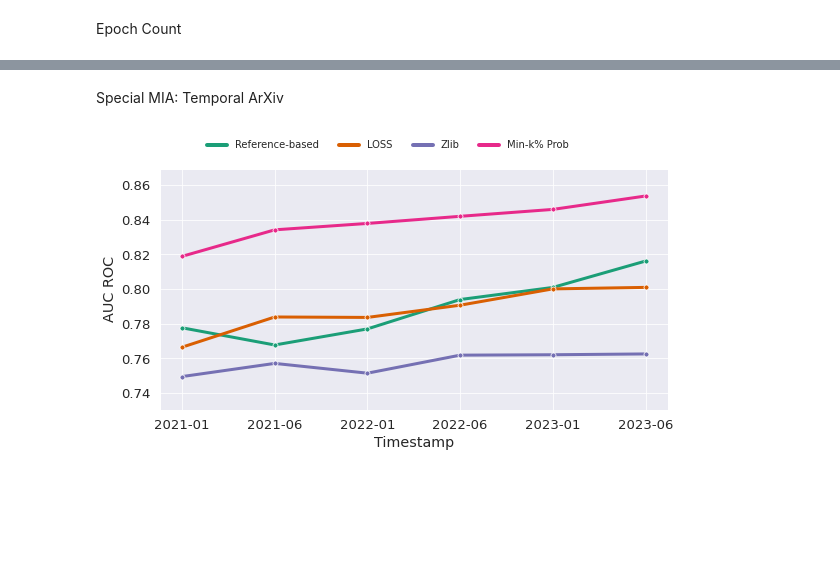
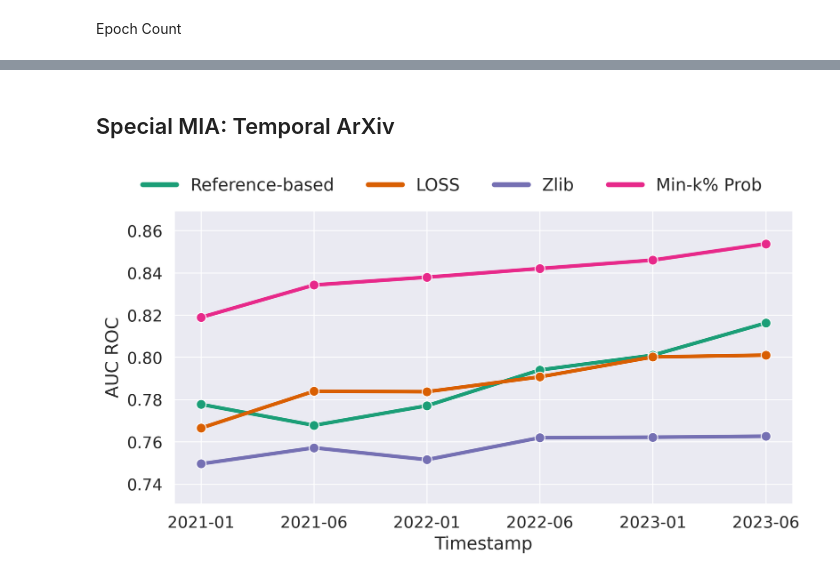
Before and after one commit to iamgroot42/mimir, a Jupyter notebook: local/figures_for_paper.ipynb, the cells around one changed output, grey strips where cells are left out. Cells and saved outputs as stored; diff of their text form; code cells hidden in the pictures; blank space fills up the shorter version.

Commit message:
Minor edits to figures NB

```diff
--- a/local/figures_for_paper.ipynb
+++ b/local/figures_for_paper.ipynb
@@ -532,26 +519,13 @@ Training Data Size
 # %%
 from collections import defaultdict
 # Pythia deduped data size exp
-MODEL_SIZE_COLOR_MAPPING = {
-    '1.4b': '#1b9e77',
-    '2.8b': '#d95f02',
-    '6.9b': '#7570b3',
-    '12b': '#e7298a'
-}
-
-ATTACK_MAP = {
-    'ref-gpt2': 'Reference-based',
-    'loss': 'LOSS',
-    'zlib': 'Zlib',
-    'min_k': 'Min-k% Prob'
-}
 
 datasizes = [
     1000, 5000, 10000, 15000, 20000, 25000, 30000, 35000, 40000, 45000, 50000,
     55000, 60000, 65000, 70000, 75000, 80000, 85000, 90000, 95000, 99000]
 
 # Collect results for graphing
-results_file = '/gscratch/h2lab/micdun/mimir/local/mia_unified_mia_v5_linear_tds_recency_hyp_results.json'# '/gscratch/h2lab/micdun/mimir/local/mia_unified_mia_v5_linear_tds_hyp_results.json'
+results_file = './mia_unified_mia_v5_linear_tds_recency_hyp_results.json'# '/gscratch/h2lab/micdun/mimir/local/mia_unified_mia_v5_linear_tds_hyp_results.json'
 with open(results_file, 'r') as f:
     results = json.load(f)
 
@@ -572,7 +546,7 @@ for ckpt, results_per_model_size in results.items():
 # print(len(organized_results['ref-gpt2']['1.4b']))
 
 sns.set(style="darkgrid")
-sns.set_context("paper", font_scale = 1.5, rc={'lines.markersize': 5, 'lines.linewidth': 3, 'axes.linewidth': 3})
+sns.set_context("paper", font_scale = 1.5, rc={'lines.markersize': 8, 'lines.linewidth': 3, 'axes.linewidth': 3})
 
 # Create a figure and axis
 fig, axs = plt.subplots(2, 2, figsize=(16,8),gridspec_kw={'wspace':0.05,'hspace':0.05},layout='constrained')
@@ -599,7 +573,8 @@ for k, v in MODEL_SIZE_COLOR_MAPPING.items():
 # Legend plot
 plt.figlegend(legend_lines, legend_names,
               loc='upper center', bbox_to_anchor=(0.5, 1.05),
-              borderaxespad=0, ncol=4, fontsize=12,facecolor='white', frameon=False)
+              borderaxespad=0, ncol=4, fontsize=18,
+              facecolor='white', frameon=False)
 
 # # Legend plot
 # plt.figlegend(legend_lines, legend_names,
@@ -613,26 +586,13 @@ fig.savefig(f'data_recency.png', bbox_inches='tight')
 # %% [markdown]
-Special MIA: Temporal ArXiv
+## Special MIA: Temporal ArXiv
 # %%
 from collections import defaultdict
 # Pythia deduped data size exp
-ATTACK_COLOR_MAPPING = {
-    'ref-gpt2': '#1b9e77',
-    'loss': '#d95f02',
-    'zlib': '#7570b3',
-    'min_k': '#e7298a'
-}
-
-ATTACK_MAP = {
-    'ref-gpt2': 'Reference-based',
-    'loss': 'LOSS',
-    'zlib': 'Zlib',
-    'min_k': 'Min-k% Prob'
-}
 
 dates = ['2021-01', '2021-06', '2022-01', '2022-06', '2023-01', '2023-06']
 
 # Collect results for graphing
-results_file = '/gscratch/h2lab/micdun/mimir/local/mia_unified_mia_v5_temporal_arxiv_results.json'
+results_file = './mia_unified_mia_v5_temporal_arxiv_results.json'
 with open(results_file, 'r') as f:
     results = json.load(f)
 
@@ -650,40 +610,41 @@ for ts, results in results.items():
 # print(organized_results)
 
 sns.set(style="darkgrid")
-sns.set_context("paper", font_scale = 1.5, rc={'lines.markersize': 5, 'lines.linewidth': 3, 'axes.linewidth': 3})
+sns.set_context("paper", font_scale = 1.5, rc={'lines.markersize': 8, 'lines.linewidth': 3, 'axes.linewidth': 3})
 
 # Create a figure and axis
 fig, axs = plt.subplots(1, 1, figsize=(8,4),gridspec_kw={'wspace':0.05,'hspace':0.05},layout='constrained')
 
 for i, (attack, results) in enumerate(organized_results.items()):
     performance = [results[d] for d in dates]
     sns.lineplot(ax=axs, x=dates, y=performance, color=ATTACK_COLOR_MAPPING[attack], marker='o')
 
     axs.set_ylim((0.73, 0.87))
     axs.yaxis.set_major_formatter(FormatStrFormatter('%.2f'))
 
 axs.set_xlabel('Timestamp')
 axs.set_ylabel('AUC ROC')
 
 legend_lines, legend_names = [], []
 for k, v in ATTACK_COLOR_MAPPING.items():
     legend_lines.append(Line2D([0], [0], color=v, lw=4))
     legend_names.append(ATTACK_MAP[k])
 
 # Legend plot
 plt.figlegend(legend_lines, legend_names,
               loc='upper center', bbox_to_anchor=(0.5, 1.1),
-              borderaxespad=0, ncol=4, fontsize=10,facecolor='white', frameon=False)
+              borderaxespad=0, ncol=4, fontsize=14,
+              facecolor='white', frameon=False)
 
 # # Legend plot
 # plt.figlegend(legend_lines, legend_names,
 #               loc='upper center', bbox_to_anchor=(0.5, 1.05),
 #               borderaxespad=0, ncol=2, fontsize=12)
 
 # Save the figure
 fig.savefig(f'temporal_arxiv.png', bbox_inches='tight')
 # %% [output]
-[figure, old version]
+[figure, new version]
 # %%
 # Overlap graphs for temporal arxiv
 import json
```
Also changed, not shown: parts of 19 cells of this notebook.
